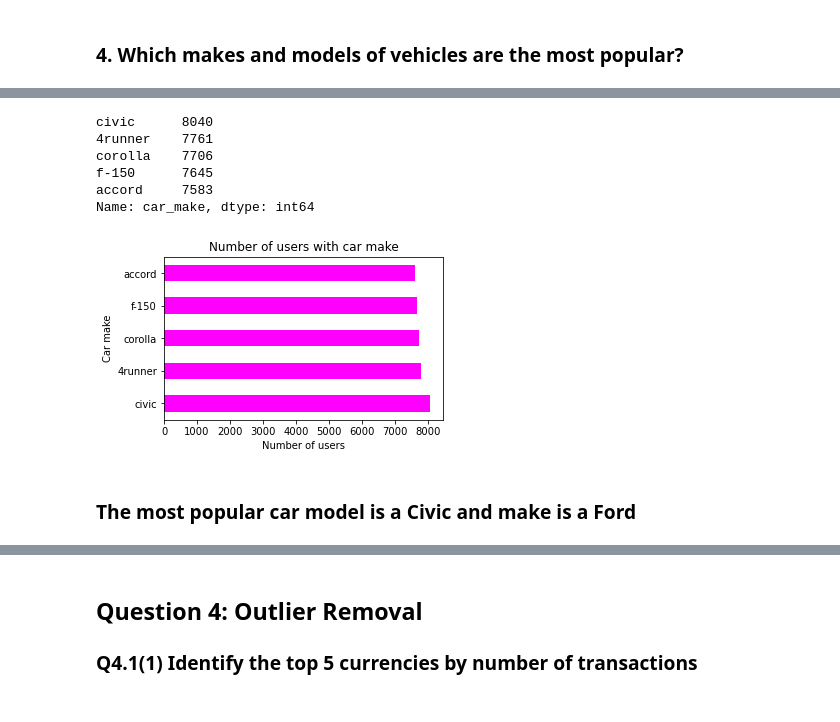
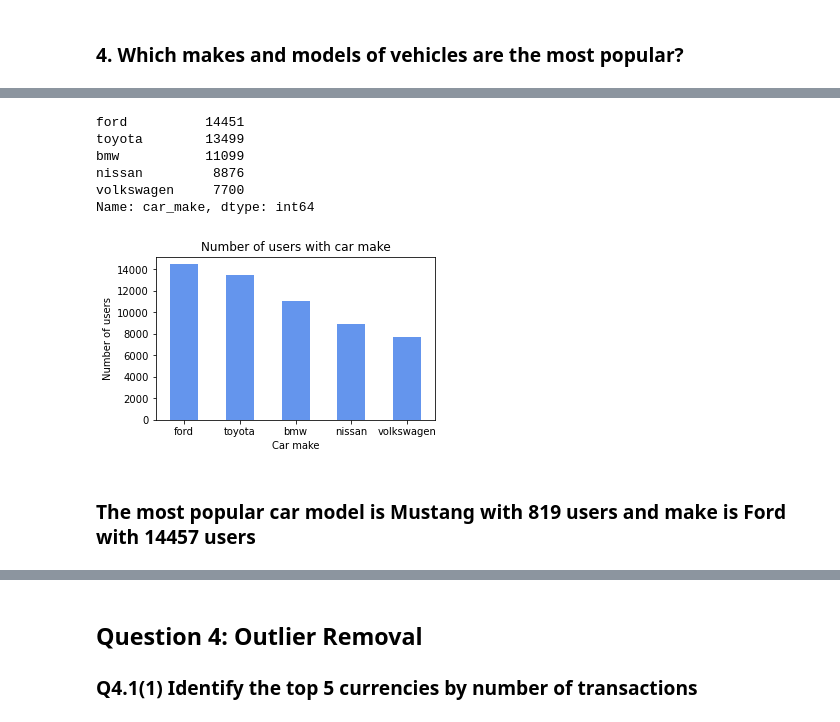
Before and after one commit to SeanMz28/IDVE_assignment1, a Jupyter notebook: assignment1.ipynb, the cells around one changed output, grey strips where cells are left out. Drawn from its saved outputs; the diff is of its cells as text; code cells hidden in the pictures.

```diff
--- a/assignment1.ipynb
+++ b/assignment1.ipynb
@@ -620,7 +620,7 @@ indices = [full_columns, no_vehicle_type, no_make]
 
 #fill in new columns with relevant values, from relevent indices
 for i in range(len(indices)):
-    df.loc[indices[i], 'car_make'] = split_url.iloc[indices[i]][4 - round(i/2)]
+    df.loc[indices[i], 'car_make'] = split_url.iloc[indices[i]][4 - math.ceil(i/2)]
     df.loc[indices[i], 'user_id'] = split_url.iloc[indices[i]][7 - i]
 
     if i == 2: #no model or no year
@@ -804,27 +803,28 @@ plt.show()
 # %%
-#count car makes
-makes = df["car_make"].value_counts().nlargest(5)
-makes
+makes = df.drop_duplicates(subset = ['user_id']) #drop duplicates to avoid counting the same car multiple times
+top_makes = makes["car_make"].value_counts().nlargest(5)
+top_makes
 # %% [output]
-civic      8040
-4runner    7761
-corolla    7706
-f-150      7645
-accord     7583
+ford          14451
+toyota        13499
+bmw           11099
+nissan         8876
+volkswagen     7700
 Name: car_make, dtype: int64
 # %%
 # plot horizontal bar graph
 plt.figure(figsize=(5, 3))
-makes.plot(kind='barh', color='magenta')
+top_makes.plot(kind='bar', color='cornflowerblue')
 
 # labels
-plt.xlabel('Number of users')
-plt.ylabel('Car make')
+plt.ylabel('Number of users')
+plt.xlabel('Car make')
 plt.title('Number of users with car make')
+plt.xticks(rotation=0)
 
 # display the graph
 plt.show()
 # %% [output]
-[figure, old version]
+[figure, new version]
 # %% [markdown]
-### The most popular car model is a Civic and make is a Ford
+### The most popular car model is Mustang with 819 users and make is Ford with 14457 users
```
Also changed, not shown: parts of 28 cells of this notebook.
